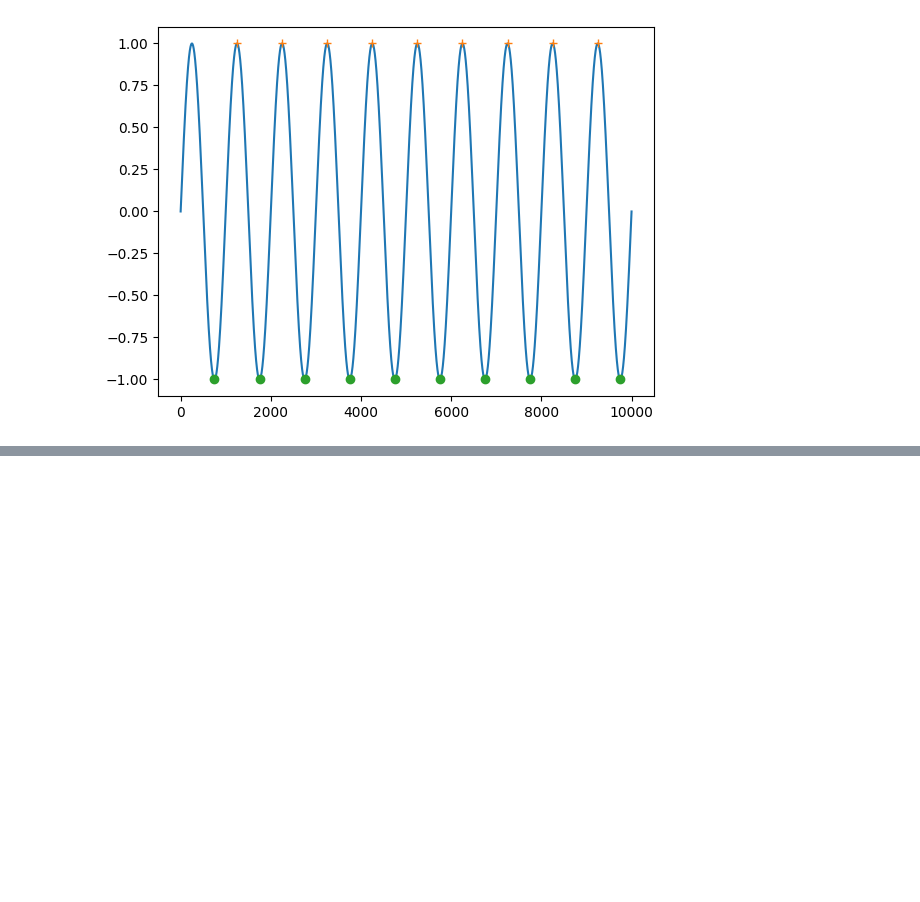
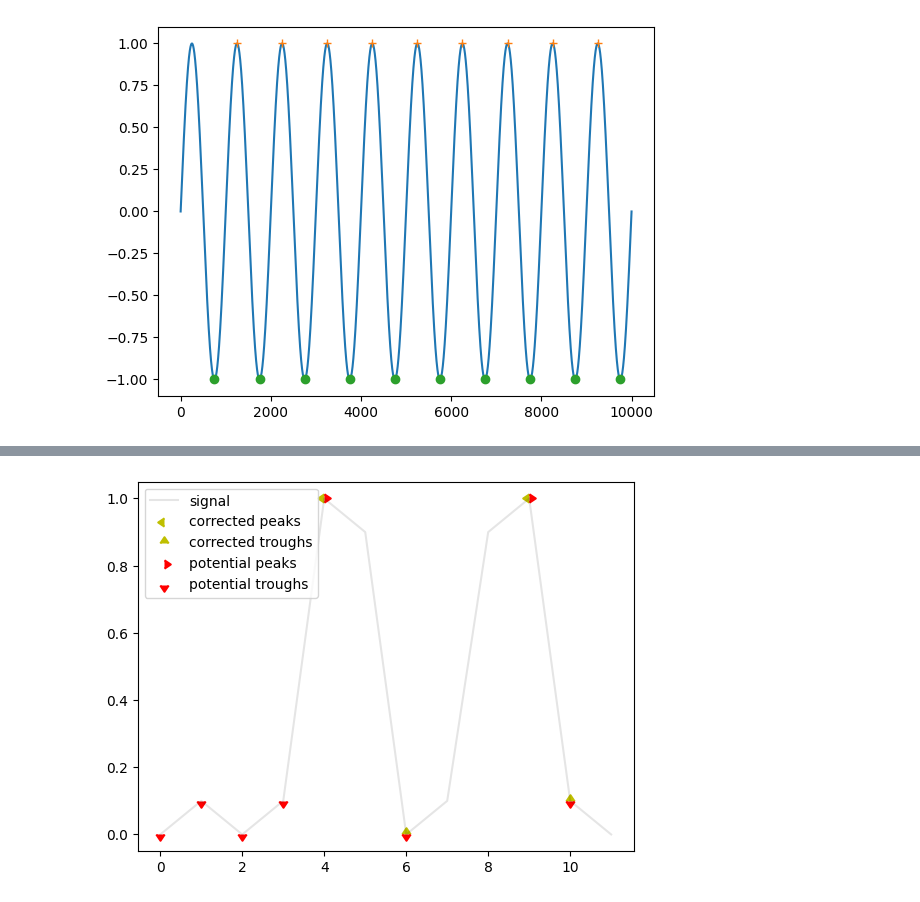
Before and after one commit to Rima-ag/breathmetrics-python, a Jupyter notebook: demo.ipynb, the cells around one changed output, grey strips where cells are left out. Drawn from its saved outputs; the diff is of its cells as text; code cells hidden in the pictures; blank space fills up the shorter version.

Commit message:
[ext_det][tests] adds tests for extrema correction

```diff
--- a/test.ipynb
+++ b/demo.ipynb
@@ -59,0 +50,8 @@ plot_corrected_vs_potential(remove_trough, potential_peaks, potential_troughs, c
+# %%
+start_with_peak = np.array([0,.1, 0, .1, 1, .9, 0, .1, .9, 1, .1, 0])
+potential_peaks = [4, 9]
+potential_troughs = [0, 1, 2, 3, 6, 10]
+corrected_peaks, corrected_troughs = find_corrected_extrema(start_with_peak, potential_peaks, potential_troughs)
+plot_corrected_vs_potential(start_with_peak, potential_peaks, potential_troughs, corrected_peaks, corrected_troughs)
+# %% [output]
+[figure, added]
```
Also changed, not shown: parts of 14 cells of this notebook, 3 other files.
